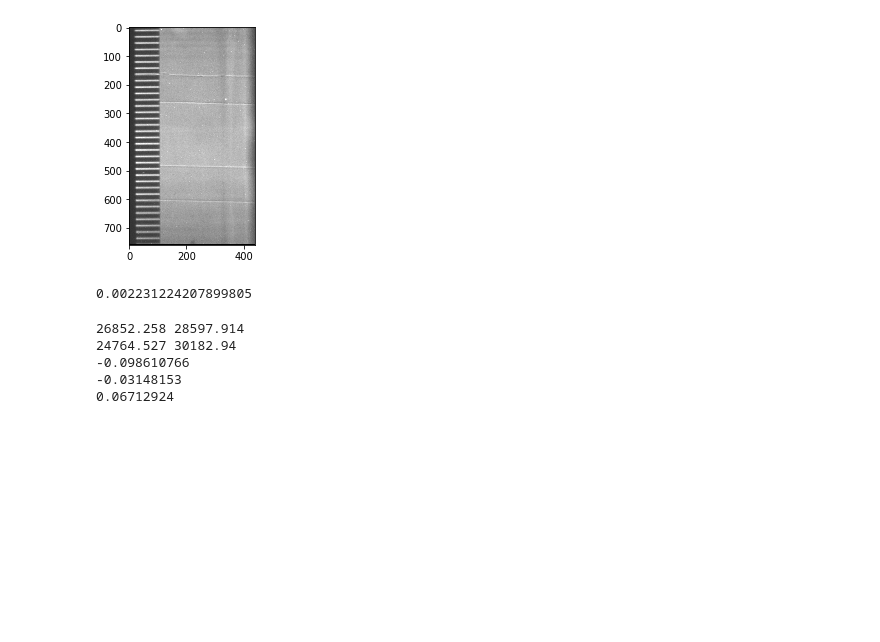
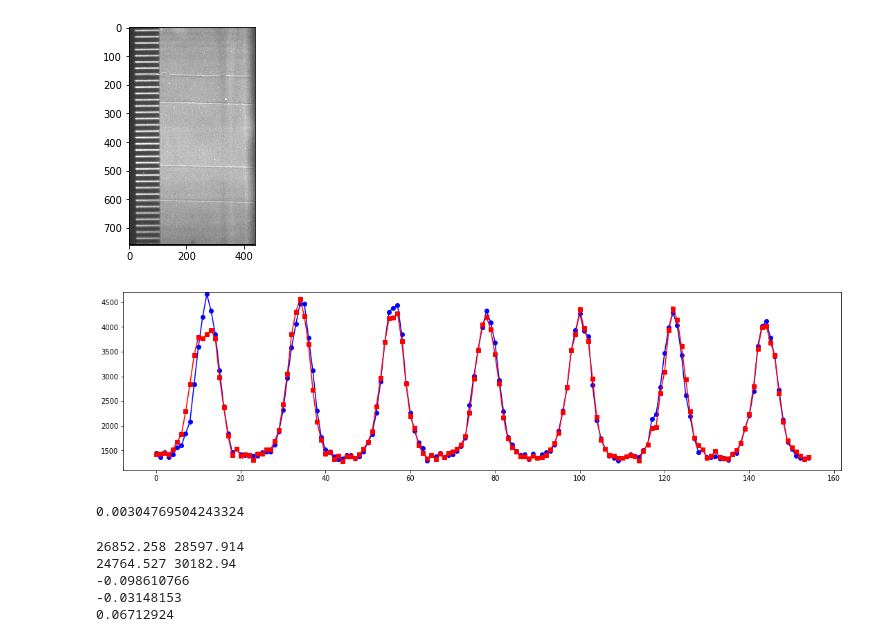
Before and after one commit to axruff/lenses, a Jupyter notebook: reco.ipynb, the cells around one changed output. Saved outputs shown, nothing was run; the diff lists cells and outputs as text; code cells hidden in the pictures; blank space fills up the shorter version.

```diff
--- a/reco.ipynb
+++ b/reco.ipynb
@@ -25,53 +25,54 @@ plt.imshow(radios[0], vmax=5000, cmap='gray')
 [figure]
 # %%
 
-for k in range(len(flats)):
+#for k in range(len(flats)):
 #for p in range(7):
 
 
-    #k = 5  # step
-    p = 0  # period
+k = 5  # step
+p = 0  # period
 
-    period_in_px = int(10.0 / 0.4558)
+period_in_px = int(10.0 / 0.4558)
 
-    x0 = 65
-    y0 = 460 + period_in_px*p
+x0 = 65
+y0 = 460 + period_in_px*p
 
-    #h = 25
-    h = 615 - 460
+#h = 25
+h = 615 - 460
 
-    x1 = x0
-    y1 = y0 + h
+x1 = x0
+y1 = y0 + h
 
-    i = flats[k-1][y0:y1, x0:x0+1].reshape((1,h))[0]
-    obj = radios[k-1][y0:y1, x0:x0+1].reshape((1,h))[0]
+i = flats[k-1][y0:y1, x0:x0+1].reshape((1,h))[0]
+obj = radios[k-1][y0:y1, x0:x0+1].reshape((1,h))[0]
 
 
-    fig = plt.figure(1)
+fig = plt.figure(1)
 
-    fig.set_size_inches(18, 4, forward=True)
-    plt.subplots_adjust(top=0.95, bottom=0.06, left=0.1, right=0.90, hspace=0.3 )
+fig.set_size_inches(18, 4, forward=True)
+plt.subplots_adjust(top=0.95, bottom=0.06, left=0.1, right=0.90, hspace=0.3 )
 
 
-    #scale = 25.0 / 4700.0
-    scale = 1
-    plt.plot(i*scale, 'bo')
-    plt.plot(i*scale, 'b')
-    plt.plot(obj*scale, 'rs')
-    plt.plot(obj*scale, 'r')
-    plt.ylim(1100, 4700)
+#scale = 25.0 / 4700.0
+scale = 1
+plt.plot(i*scale, 'bo')
+plt.plot(i*scale, 'b')
+plt.plot(obj*scale, 'rs')
+plt.plot(obj*scale, 'r')
+plt.ylim(1100, 4700)
 
-    #circle1=plt.Circle((h/2,i[int(h/2)]*scale),0.2,color='r')
-    #plt.gcf().gca().add_artist(circle1)
-    plt.savefig(path+'\\fig\\res{}'.format(str(k+1).zfill(2)))
-    #plt.show()
-    plt.close()
+#circle1=plt.Circle((h/2,i[int(h/2)]*scale),0.2,color='r')
+#plt.gcf().gca().add_artist(circle1)
+plt.savefig(path+'\\fig\\res{}'.format(str(k+1).zfill(2)))
+plt.show()
+#plt.close()
 
 L = -math.log(np.sum(obj) / np.sum(i))
 
 print(L)
 # %% [output]
+[figure, added]
-0.002231224207899805
+0.00304769504243324
 # %%
 
 o1 = np.sum(obj[:int(h/2)])
```
